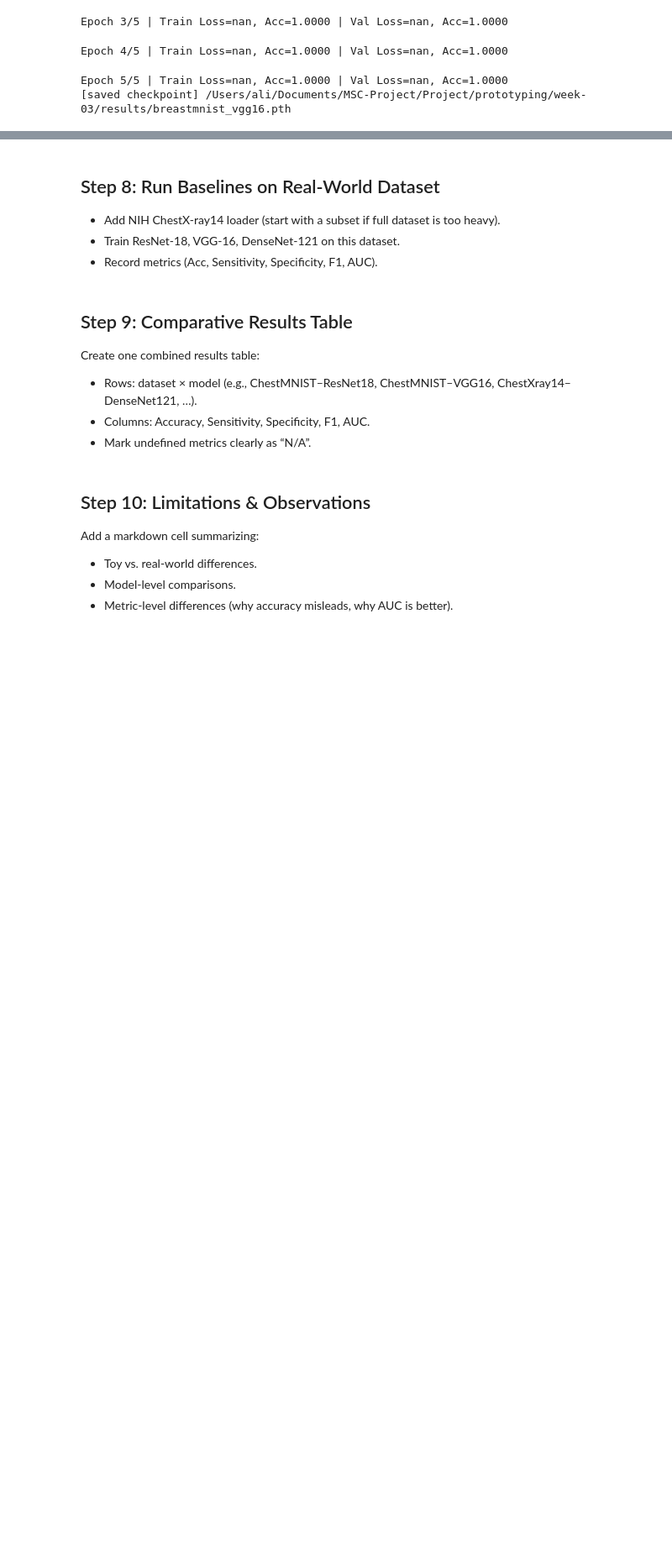
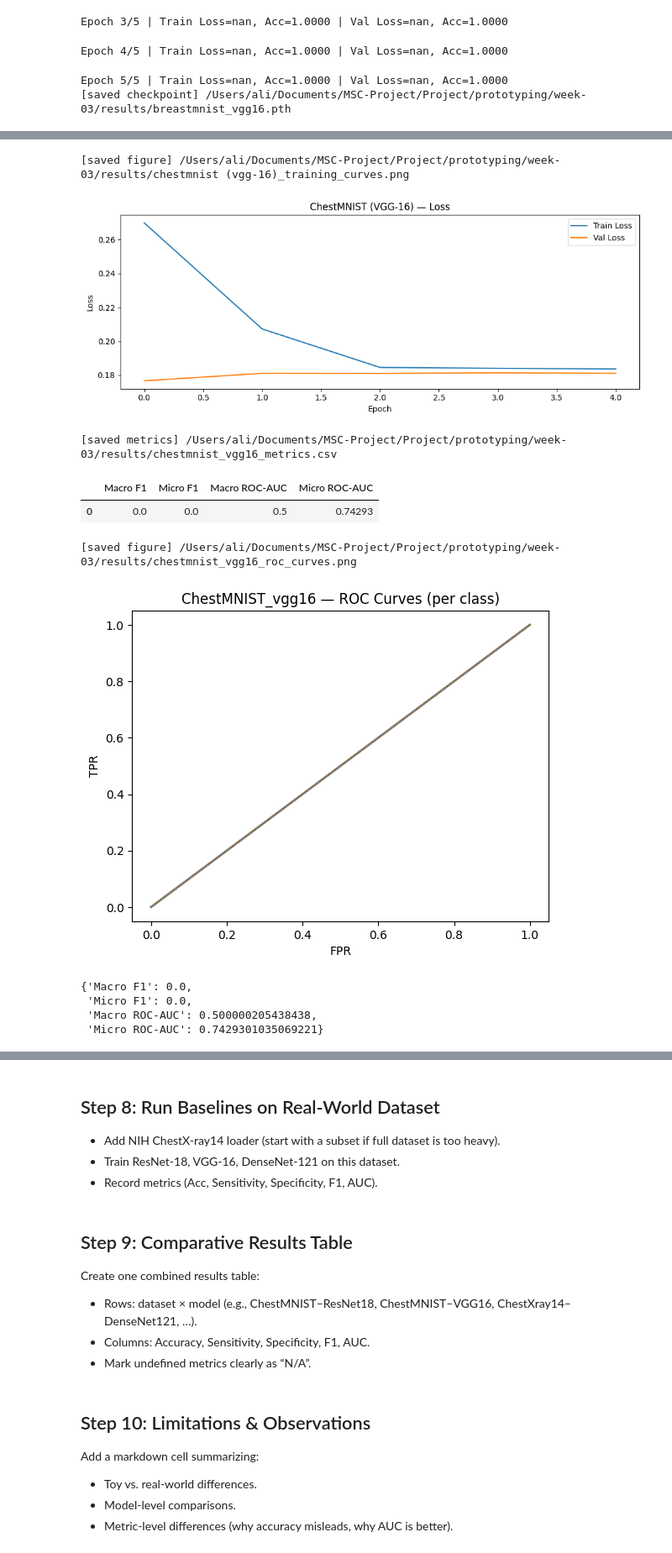
Before and after one commit to theAliHassan/med-analytics-thickdata, a Jupyter notebook: prototyping/week-03/week-03-notebook.ipynb, the cells around one changed output, grey strips where cells are left out. Shown at 84% size. Saved outputs shown, nothing was run; the diff lists cells and outputs as text; code cells hidden in the pictures; blank space fills up the shorter version.

```diff
--- a/prototyping/week-03/week-03-notebook.ipynb
+++ b/prototyping/week-03/week-03-notebook.ipynb
@@ -1043,0 +1246,16 @@ Epoch 5/5 | Train Loss=nan, Acc=1.0000 | Val Loss=nan, Acc=1.0000
+# %%
+# --- ChestMNIST (multi-label, 14 classes) ---
+plot_training_curves(vgg_chest_hist, "ChestMNIST (VGG-16)", multi_label=True)
+evaluate_multilabel(vgg_chest_model, loaders["ChestMNIST"][2], "ChestMNIST_vgg16")
+# %% [output]
+[saved figure] /Users/ali/Documents/MSC-Project/Project/prototyping/week-03/results/chestmnist (vgg-16)_training_curves.png
+[figure, added]
+[saved metrics] /Users/ali/Documents/MSC-Project/Project/prototyping/week-03/results/chestmnist_vgg16_metrics.csv
+|  | Macro F1 | Micro F1 | Macro ROC-AUC | Micro ROC-AUC |
+| 0 | 0.0 | 0.0 | 0.5 | 0.74293 |
+[saved figure] /Users/ali/Documents/MSC-Project/Project/prototyping/week-03/results/chestmnist_vgg16_roc_curves.png
+[figure, added]
+{'Macro F1': 0.0,
+ 'Micro F1': 0.0,
+ 'Macro ROC-AUC': 0.500000205438438,
+ 'Micro ROC-AUC': 0.7429301035069221}
```
Also changed, not shown: parts of 15 cells of this notebook.
